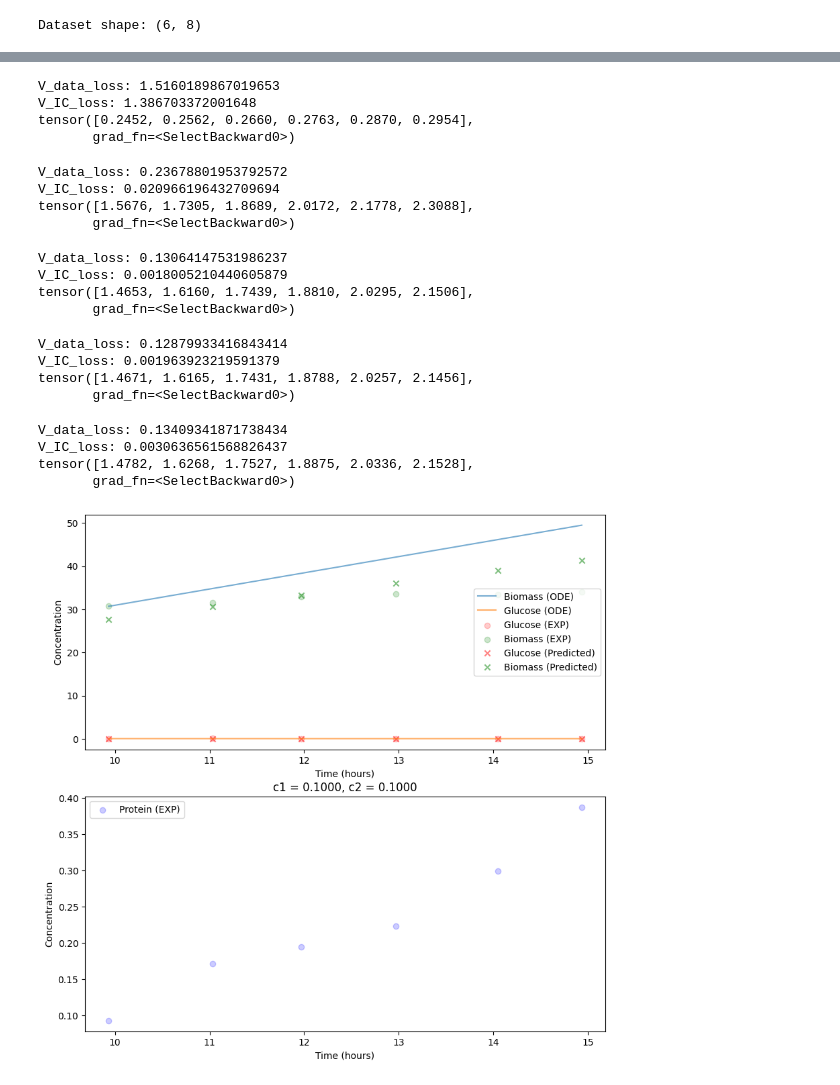
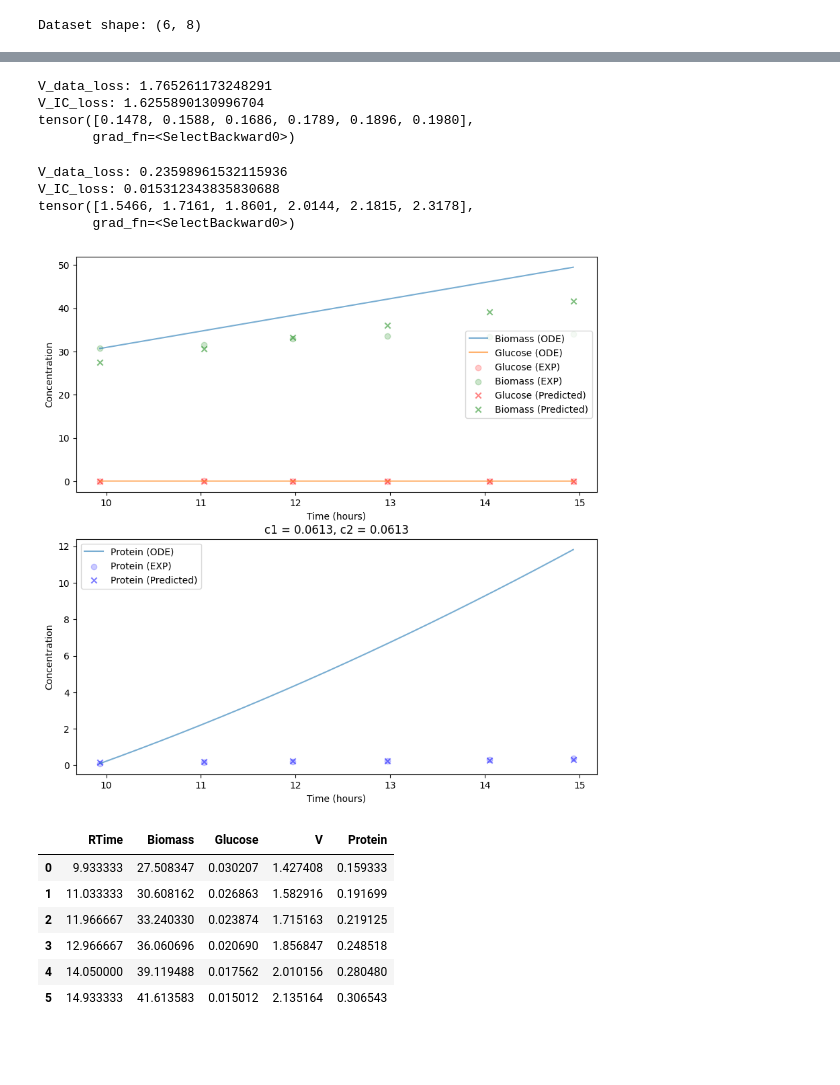
Before and after one commit to costasmexis/dynamic-modeling, a Jupyter notebook: notebooks/induction_main.ipynb, the cells around one changed output, grey strips where cells are left out. Cells and saved outputs as stored; diff of their text form; code cells hidden in the pictures; blank space fills up the shorter version.

```diff
--- a/notebooks/induction_main.ipynb
+++ b/notebooks/induction_main.ipynb
@@ -39,7 +39,7 @@ def plot_simulation(t: Optional[list] = None, y: Optional[list] = None, full_df:
     if t is not None and y is not None:
         ax1.plot(t, y[0], label='Biomass (ODE)', alpha=0.6)
         ax1.plot(t, y[1], label='Glucose (ODE)', alpha=0.6)
-        # ax2.plot(t, y[2], label='Protein (ODE)', alpha=0.6)
+        ax2.plot(t, y[2], label='Protein (ODE)', alpha=0.6)
 
     if full_df is not None:
         ax1.scatter(full_df['RTime'], full_df['Glucose'], label='Glucose (EXP)', color='red', alpha=0.2)
@@ -54,7 +54,7 @@ def plot_simulation(t: Optional[list] = None, y: Optional[list] = None, full_df:
     if net_df is not None:
         ax1.scatter(net_df['RTime'], net_df['Glucose'], label='Glucose (Predicted)', marker='x', color='red', alpha=0.5)
         ax1.scatter(net_df['RTime'], net_df['Biomass'], label='Biomass (Predicted)', marker='x', color='green', alpha=0.5)
-        # ax2.scatter(net_df['RTime'], net_df['Protein'], label='Protein (Predicted)', marker='x', color='blue', alpha=0.5)
+        ax2.scatter(net_df['RTime'], net_df['Protein'], label='Protein (Predicted)', marker='x', color='blue', alpha=0.5)
 
     ax1.set_xlabel("Time (hours)")
     ax1.set_ylabel("Concentration")
@@ -121,7 +121,7 @@ def get_predictions_df(net: nn.Module, df: pd.DataFrame):
     net_df["Biomass"] = net.forward(t_test).detach().cpu().numpy()[:, 0]
     net_df["Glucose"] = net.forward(t_test).detach().cpu().numpy()[:, 1]
     net_df["V"] = net.forward(t_test).detach().cpu().numpy()[:, 2]
-    # net_df["Protein"] = net.forward(t_test).detach().cpu().numpy()[:, 2]
+    net_df["Protein"] = net.forward(t_test).detach().cpu().numpy()[:, 3]
     net_df.loc[net_df['Glucose'] < 0, 'Glucose'] = 0
     return net_df
 # %%
@@ -144,11 +144,11 @@ def main(df: pd.DataFrame, num_epochs: int = 2500):
     t_train = numpy_to_tensor(df['RTime'].values)
     Biomass_train = numpy_to_tensor(df['Biomass'].values)
     Glucose_train = numpy_to_tensor(df['Glucose'].values)
+    V_train = numpy_to_tensor(df['V'].values)
     Protein_train = numpy_to_tensor(df['Protein'].values)
-    V_train = numpy_to_tensor(df['V'].values)
-    u_train = torch.cat((Biomass_train, Glucose_train, V_train), 1)
+    u_train = torch.cat((Biomass_train, Glucose_train, V_train, Protein_train), 1)
 
-    net = PINN(input_dim=1, output_dim=3, t_start=t_start, t_end=t_end)
+    net = PINN(input_dim=1, output_dim=4, t_start=t_start, t_end=t_end)
 
     net = train(net, t_train, u_train, df, feeds, \
                 num_epochs=num_epochs, verbose=True)
@@ -180,24 +170,22 @@ df
 # %%
-net, net_df = main(df, num_epochs=5000)
+net, net_df = main(df, num_epochs=2000)
 # %% [output]
-V_data_loss: 1.5160189867019653
-V_IC_loss: 1.386703372001648
-tensor([0.2452, 0.2562, 0.2660, 0.2763, 0.2870, 0.2954],
+V_data_loss: 1.765261173248291
+V_IC_loss: 1.6255890130996704
+tensor([0.1478, 0.1588, 0.1686, 0.1789, 0.1896, 0.1980],
        grad_fn=<SelectBackward0>)
-V_data_loss: 0.23678801953792572
-V_IC_loss: 0.020966196432709694
-tensor([1.5676, 1.7305, 1.8689, 2.0172, 2.1778, 2.3088],
+V_data_loss: 0.23598961532115936
+V_IC_loss: 0.015312343835830688
+tensor([1.5466, 1.7161, 1.8601, 2.0144, 2.1815, 2.3178],
        grad_fn=<SelectBackward0>)
-V_data_loss: 0.13064147531986237
-V_IC_loss: 0.0018005210440605879
-tensor([1.4653, 1.6160, 1.7439, 1.8810, 2.0295, 2.1506],
-       grad_fn=<SelectBackward0>)
-V_data_loss: 0.12879933416843414
-V_IC_loss: 0.001963923219591379
-tensor([1.4671, 1.6165, 1.7431, 1.8788, 2.0257, 2.1456],
-       grad_fn=<SelectBackward0>)
-V_data_loss: 0.13409341871738434
-V_IC_loss: 0.0030636561568826437
-tensor([1.4782, 1.6268, 1.7527, 1.8875, 2.0336, 2.1528],
-       grad_fn=<SelectBackward0>)
-[figure, old version]
+[figure, new version]
+# %%
+net_df
+# %% [output]
+|  | RTime | Biomass | Glucose | V | Protein |
+| 0 | 9.933333 | 27.508347 | 0.030207 | 1.427408 | 0.159333 |
+| 1 | 11.033333 | 30.608162 | 0.026863 | 1.582916 | 0.191699 |
+| 2 | 11.966667 | 33.240330 | 0.023874 | 1.715163 | 0.219125 |
+| 3 | 12.966667 | 36.060696 | 0.020690 | 1.856847 | 0.248518 |
+| 4 | 14.050000 | 39.119488 | 0.017562 | 2.010156 | 0.280480 |
+| 5 | 14.933333 | 41.613583 | 0.015012 | 2.135164 | 0.306543 |
```
Also changed, not shown: parts of 1 cell of this notebook, 1 other file.
